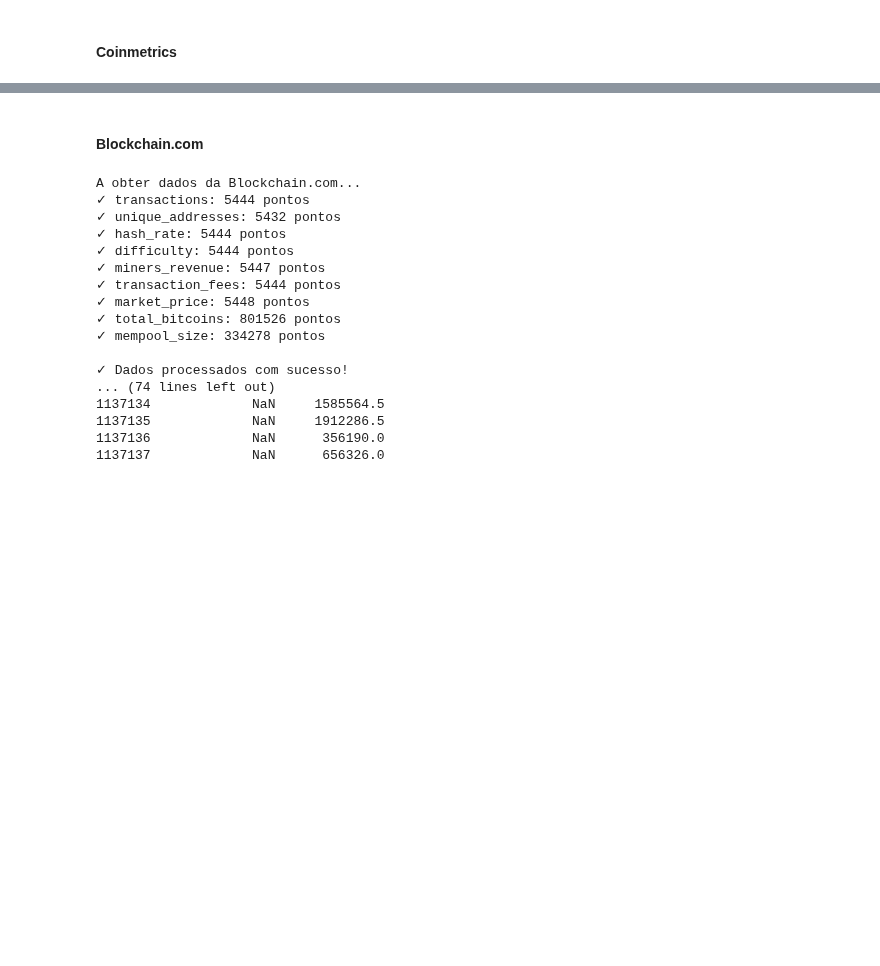
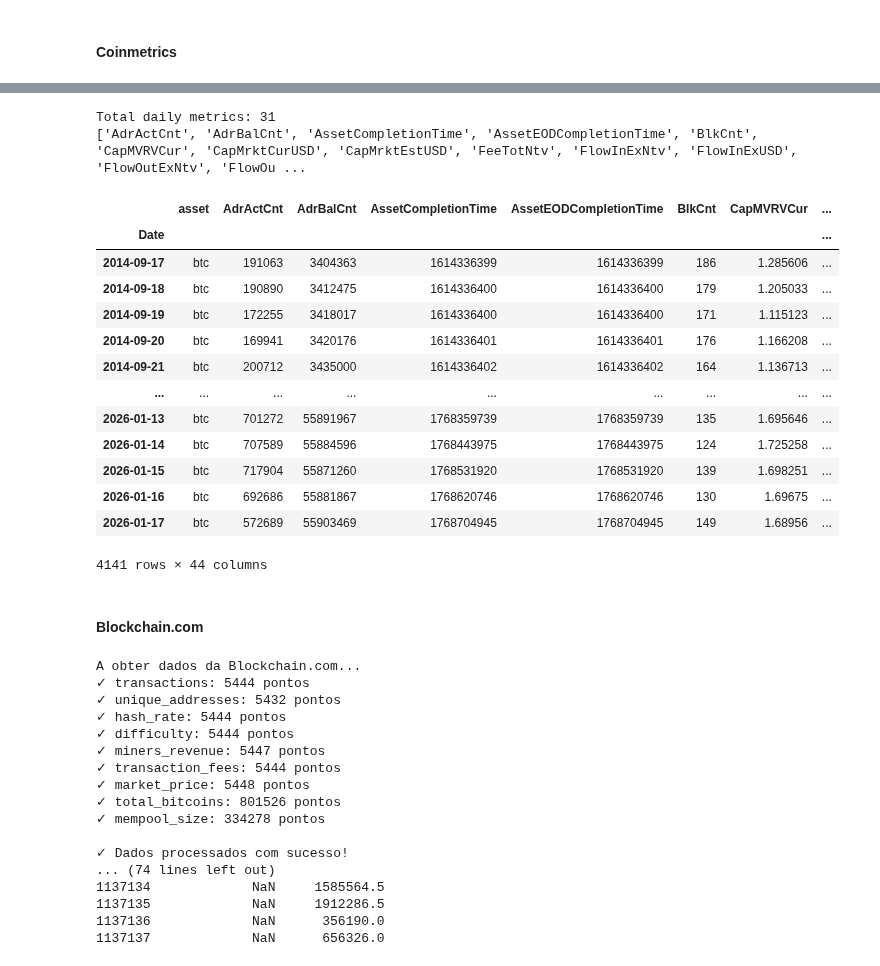
Before and after one commit to pterletskiy/BTC_KAN_AFML, a Jupyter notebook: MFW_data_retrieval.ipynb, the cells around one changed output, grey strips where cells are left out. Saved outputs shown, nothing was run; the diff lists cells and outputs as text; code cells hidden in the pictures; blank space fills up the shorter version.

Commit message:
ohlcv & coinmetrics data retrieval done

```diff
--- a/MFW_data_retrieval.ipynb
+++ b/MFW_data_retrieval.ipynb
@@ -190,3 +100,42 @@ btc_list
+# %%
+# Filter for metrics with frequency == '1d'
+daily_metrics = btc_list[btc_list['frequency'] == '1d']
+daily_metrics_names = daily_metrics['metric'].tolist()
+
+# Print the list
+print(f"Total daily metrics: {len(daily_metrics_names)}")
+print(daily_metrics_names)
+# %% [output]
+Total daily metrics: 31
+['AdrActCnt', 'AdrBalCnt', 'AssetCompletionTime', 'AssetEODCompletionTime', 'BlkCnt', 'CapMVRVCur', 'CapMrktCurUSD', 'CapMrktEstUSD', 'FeeTotNtv', 'FlowInExNtv', 'FlowInExUSD', 'FlowOutExNtv', 'FlowOu ...
+# %%
+btc_metrics = client.get_asset_metrics(assets = 'btc', metrics = daily_metrics_names,
+                                   start_time = '2014-09-17', end_time = '2026-01-17', frequency = '1d')
+
+# Convert to DataFrame directly
+btc_coinmetrics = btc_metrics.to_dataframe()
+
+# Convert timestamp to datetime and set 'Date' as index
+btc_coinmetrics['time'] = pd.to_datetime(btc_coinmetrics['time'])
+btc_coinmetrics.set_index('time', inplace=True)
+btc_coinmetrics.index = btc_coinmetrics.index.strftime('%Y-%m-%d')
+btc_coinmetrics.index.name = 'Date'
+btc_coinmetrics
+# %% [output]
+|  | asset | AdrActCnt | AdrBalCnt | AssetCompletionTime | AssetEODCompletionTime | BlkCnt | CapMVRVCur | ... |
+| Date |  |  |  |  |  |  |  | ... |
+| 2014-09-17 | btc | 191063 | 3404363 | 1614336399 | 1614336399 | 186 | 1.285606 | ... |
+| 2014-09-18 | btc | 190890 | 3412475 | 1614336400 | 1614336400 | 179 | 1.205033 | ... |
+| 2014-09-19 | btc | 172255 | 3418017 | 1614336400 | 1614336400 | 171 | 1.115123 | ... |
+| 2014-09-20 | btc | 169941 | 3420176 | 1614336401 | 1614336401 | 176 | 1.166208 | ... |
+| 2014-09-21 | btc | 200712 | 3435000 | 1614336402 | 1614336402 | 164 | 1.136713 | ... |
+| ... | ... | ... | ... | ... | ... | ... | ... | ... |
+| 2026-01-13 | btc | 701272 | 55891967 | 1768359739 | 1768359739 | 135 | 1.695646 | ... |
+| 2026-01-14 | btc | 707589 | 55884596 | 1768443975 | 1768443975 | 124 | 1.725258 | ... |
+| 2026-01-15 | btc | 717904 | 55871260 | 1768531920 | 1768531920 | 139 | 1.698251 | ... |
+| 2026-01-16 | btc | 692686 | 55881867 | 1768620746 | 1768620746 | 130 | 1.69675 | ... |
+| 2026-01-17 | btc | 572689 | 55903469 | 1768704945 | 1768704945 | 149 | 1.68956 | ... |
+4141 rows × 44 columns
 # %% [markdown]
 #### Blockchain.com
 # %%
```
Also changed, not shown: parts of 16 cells of this notebook.
